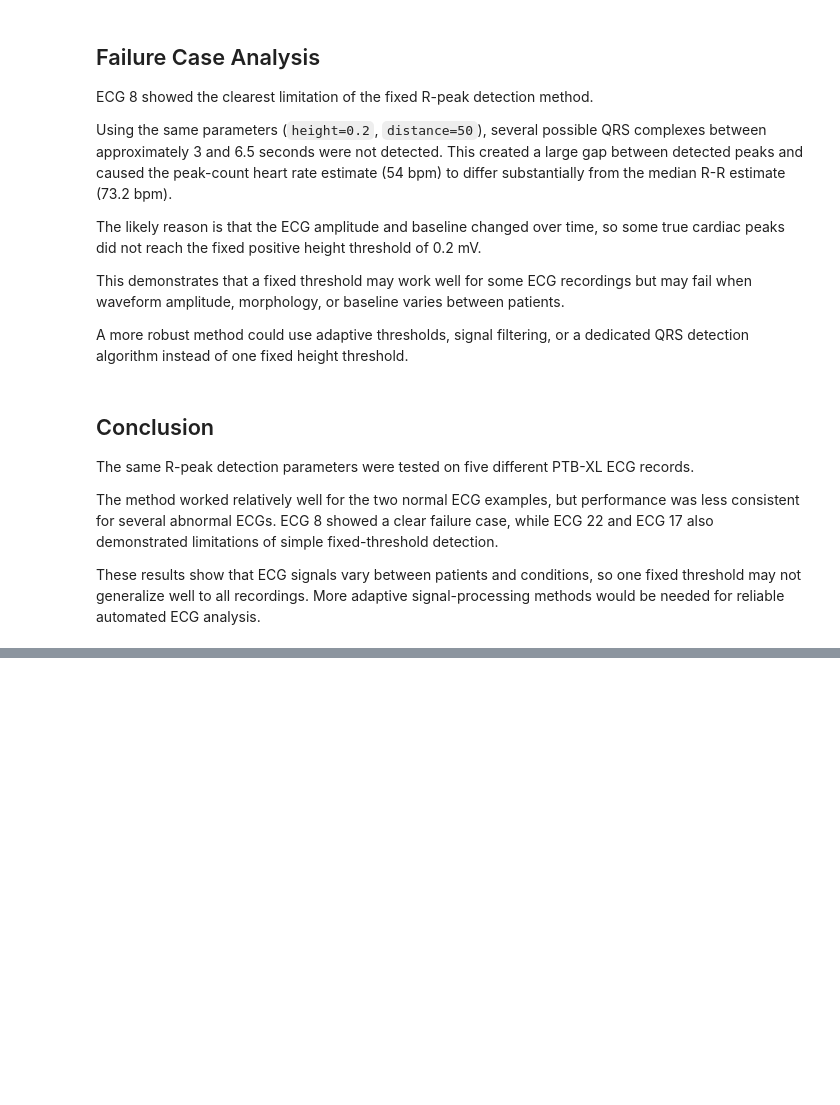
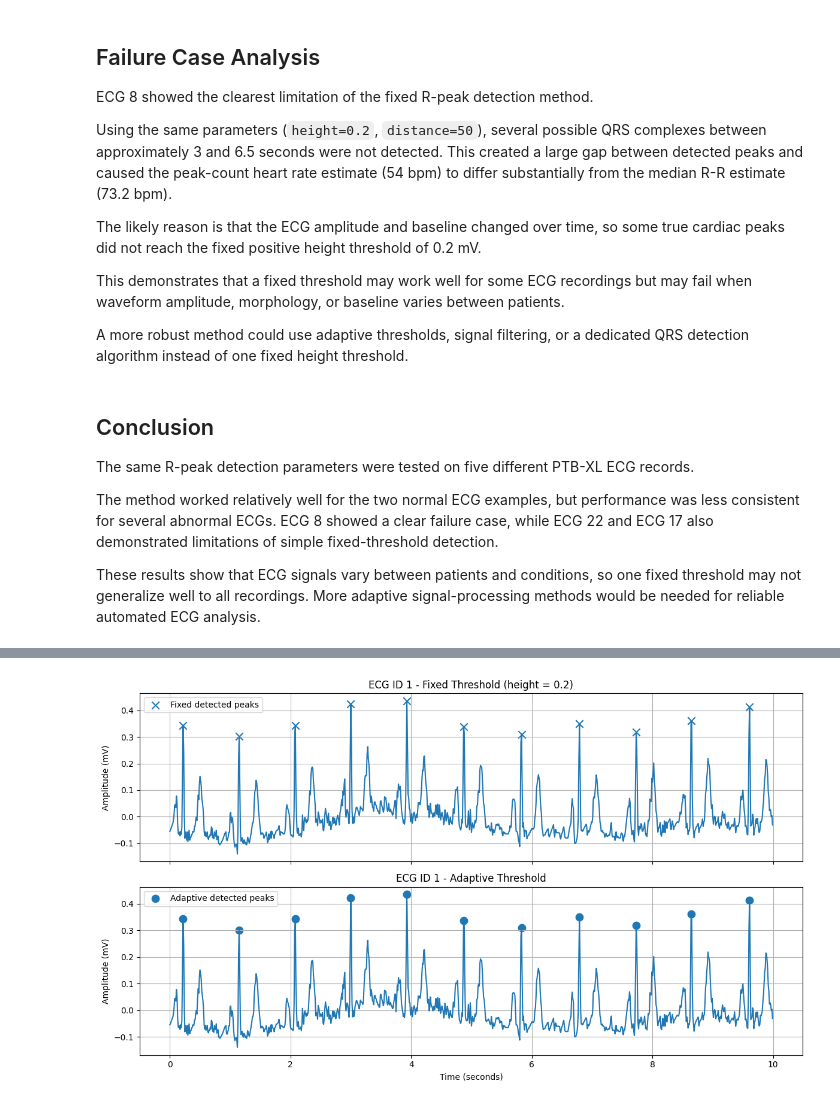
Before and after one commit to Kristina7-7/ECG-Exploration-PTBXL, a Jupyter notebook: notebook/PTB-XL Multiecg analysis.ipynb, the cells around one changed output, grey strips where cells are left out. Cells and saved outputs as stored; diff of their text form; code cells hidden in the pictures; blank space fills up the shorter version.

```diff
--- a/notebook/PTB-XL Multiecg analysis.ipynb
+++ b/notebook/PTB-XL Multiecg analysis.ipynb
@@ -489,0 +658,84 @@ These results show that ECG signals vary between patients and conditions, so one
+# %%
+for ecg_id in selected_ids:
+
+    record = records[ecg_id]
+
+    # Get Lead II
+    lead_ii_index = record.sig_name.index("II")
+    signal = record.p_signal[:, lead_ii_index]
+
+    # Create time axis
+    time = np.arange(len(signal)) / record.fs
+
+    # Fixed threshold peaks
+    fixed_peaks, _ = find_peaks(
+        signal,
+        height=0.2,
+        distance=50
+    )
+
+    # Adaptive threshold peaks
+    adaptive_peaks = adaptive_peak_results[ecg_id]
+
+    # Create two separate graphs
+    fig, axes = plt.subplots(
+        2,
+        1,
+        figsize=(12, 7),
+        sharex=True
+    )
+
+    # -----------------------
+    # Fixed threshold graph
+    # -----------------------
+    axes[0].plot(
+        time,
+        signal
+    )
+
+    axes[0].scatter(
+        fixed_peaks / record.fs,
+        signal[fixed_peaks],
+        marker="x",
+        s=80,
+        label="Fixed detected peaks"
+    )
+
+    axes[0].set_title(
+        f"ECG ID {ecg_id} - Fixed Threshold (height = 0.2)"
+    )
+
+    axes[0].set_ylabel("Amplitude (mV)")
+    axes[0].legend()
+    axes[0].grid()
+
+    # -----------------------
+    # Adaptive threshold graph
+    # -----------------------
+    axes[1].plot(
+        time,
+        signal
+    )
+
+    axes[1].scatter(
+        adaptive_peaks / record.fs,
+        signal[adaptive_peaks],
+        marker="o",
+        s=80,
+        label="Adaptive detected peaks"
+    )
+
+    axes[1].set_title(
+        f"ECG ID {ecg_id} - Adaptive Threshold"
+    )
+
+    axes[1].set_xlabel("Time (seconds)")
+    axes[1].set_ylabel("Amplitude (mV)")
+    axes[1].legend()
+    axes[1].grid()
+    plt.savefig("Fixed vs Adaptive Threshold.png", dpi=300, bbox_inches="tight")
+
+    plt.tight_layout()
+    plt.show()
+# %% [output]
+[figure, added]
```
Also changed, not shown: parts of 11 cells of this notebook.
